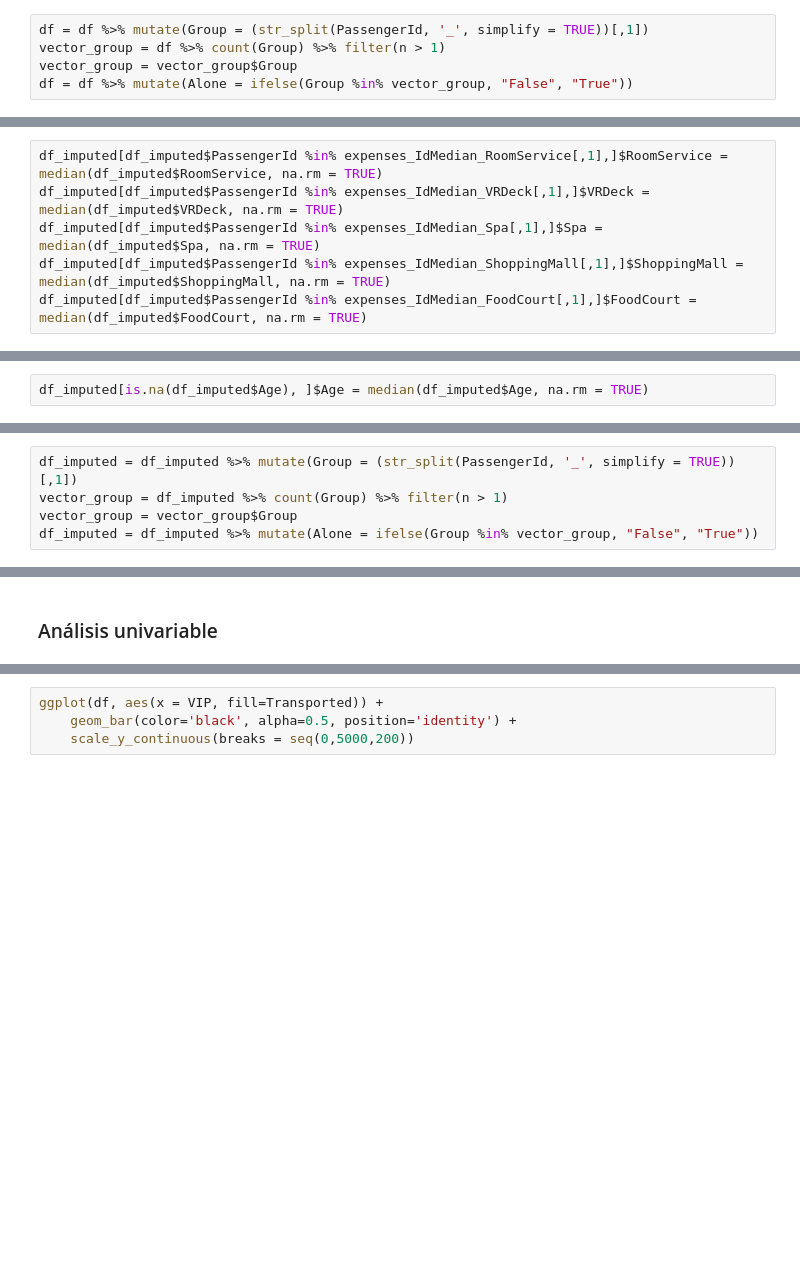
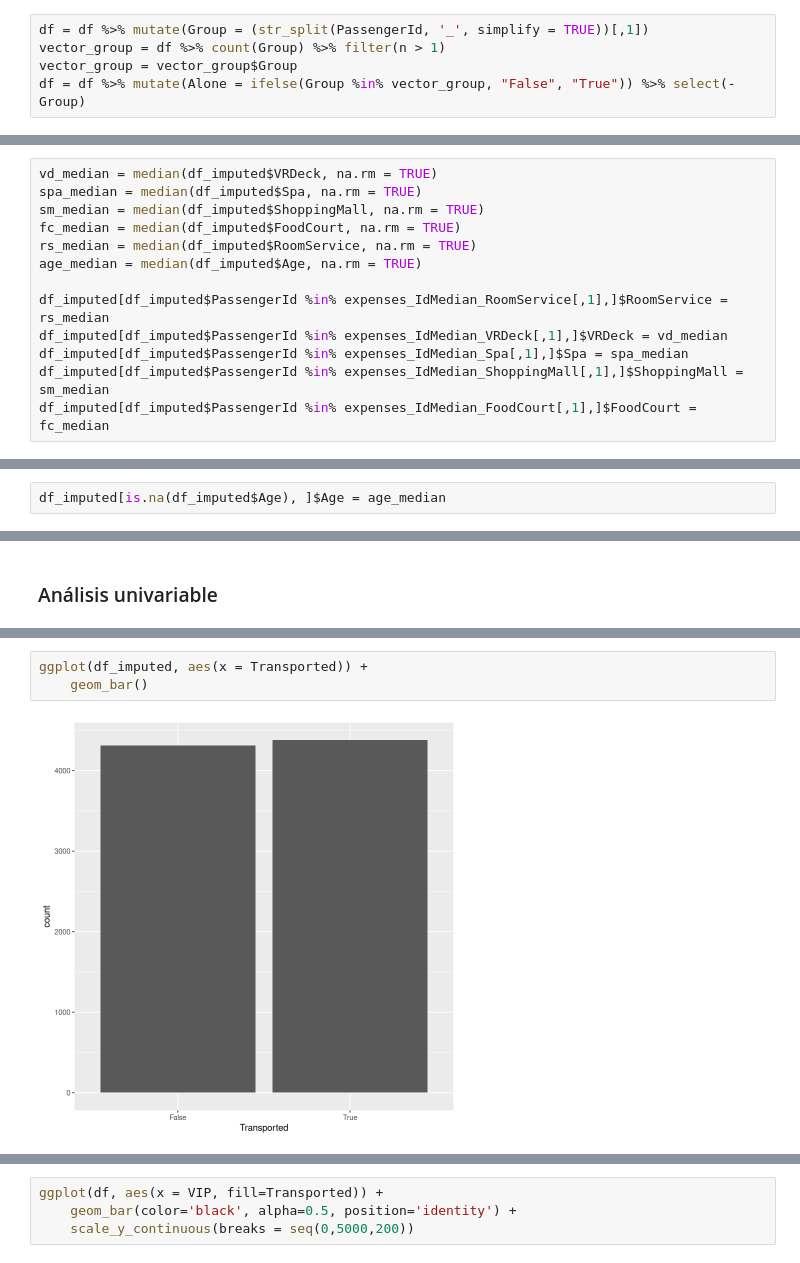
Before and after one commit to Adrisui3/Spaceship-Titanic, a Jupyter notebook: eda.ipynb, the cells around one changed output, grey strips where cells are left out. Drawn from its saved outputs; the diff is of its cells as text; blank space fills up the shorter version.

```diff
--- a/eda.ipynb
+++ b/eda.ipynb
@@ -92,6 +150,6 @@ pasajeros viajaban solos o en grupo, creamos una variable que indique esto:
 df = df %>% mutate(Group = (str_split(PassengerId, '_', simplify = TRUE))[,1])
 vector_group = df %>% count(Group) %>% filter(n > 1)
 vector_group = vector_group$Group
-df = df %>% mutate(Alone = ifelse(Group %in% vector_group, "False", "True"))
+df = df %>% mutate(Alone = ifelse(Group %in% vector_group, "False", "True")) %>% select(-Group)
 # %%
 head(df)
@@ -254,8 +425,15 @@ expenses_IdMedian_Spa = df_imputed %>% filter(CryoSleep == "False", is.na(Spa))
 expenses_IdMedian_ShoppingMall = df_imputed %>% filter(CryoSleep == "False", is.na(ShoppingMall)) %>% select(PassengerId)
 expenses_IdMedian_FoodCourt = df_imputed %>% filter(CryoSleep == "False", is.na(FoodCourt)) %>% select(PassengerId)
 # %%
-df_imputed[df_imputed$PassengerId %in% expenses_IdMedian_RoomService[,1],]$RoomService = median(df_imputed$RoomService, na.rm = TRUE)
-df_imputed[df_imputed$PassengerId %in% expenses_IdMedian_VRDeck[,1],]$VRDeck = median(df_imputed$VRDeck, na.rm = TRUE)
-df_imputed[df_imputed$PassengerId %in% expenses_IdMedian_Spa[,1],]$Spa = median(df_imputed$Spa, na.rm = TRUE)
-df_imputed[df_imputed$PassengerId %in% expenses_IdMedian_ShoppingMall[,1],]$ShoppingMall = median(df_imputed$ShoppingMall, na.rm = TRUE)
-df_imputed[df_imputed$PassengerId %in% expenses_IdMedian_FoodCourt[,1],]$FoodCourt = median(df_imputed$FoodCourt, na.rm = TRUE)
+vd_median = median(df_imputed$VRDeck, na.rm = TRUE)
+spa_median = median(df_imputed$Spa, na.rm = TRUE)
+sm_median = median(df_imputed$ShoppingMall, na.rm = TRUE)
+fc_median = median(df_imputed$FoodCourt, na.rm = TRUE)
+rs_median = median(df_imputed$RoomService, na.rm = TRUE)
+age_median = median(df_imputed$Age, na.rm = TRUE)
+
+df_imputed[df_imputed$PassengerId %in% expenses_IdMedian_RoomService[,1],]$RoomService = rs_median
+df_imputed[df_imputed$PassengerId %in% expenses_IdMedian_VRDeck[,1],]$VRDeck = vd_median
+df_imputed[df_imputed$PassengerId %in% expenses_IdMedian_Spa[,1],]$Spa = spa_median
+df_imputed[df_imputed$PassengerId %in% expenses_IdMedian_ShoppingMall[,1],]$ShoppingMall = sm_median
+df_imputed[df_imputed$PassengerId %in% expenses_IdMedian_FoodCourt[,1],]$FoodCourt = fc_median
@@ -264,4 +453,4 @@ missmap(df_imputed)
 # %%
-df_imputed[is.na(df_imputed$Age), ]$Age = median(df_imputed$Age, na.rm = TRUE)
+df_imputed[is.na(df_imputed$Age), ]$Age = age_median
 # %%
 missmap(df_imputed)
@@ -280,5 +529,0 @@ df_imputed %>% count(HomePlanet, VIP)
-# %%
-df_imputed = df_imputed %>% mutate(Group = (str_split(PassengerId, '_', simplify = TRUE))[,1])
-vector_group = df_imputed %>% count(Group) %>% filter(n > 1)
-vector_group = vector_group$Group
-df_imputed = df_imputed %>% mutate(Alone = ifelse(Group %in% vector_group, "False", "True"))
@@ -328,0 +633,5 @@ box_plot(11)
+# %%
+ggplot(df_imputed, aes(x = Transported)) +
+    geom_bar()
+# %% [output]
+[figure, added]
```
Also changed, not shown: parts of 68 cells of this notebook, 1 other file.
